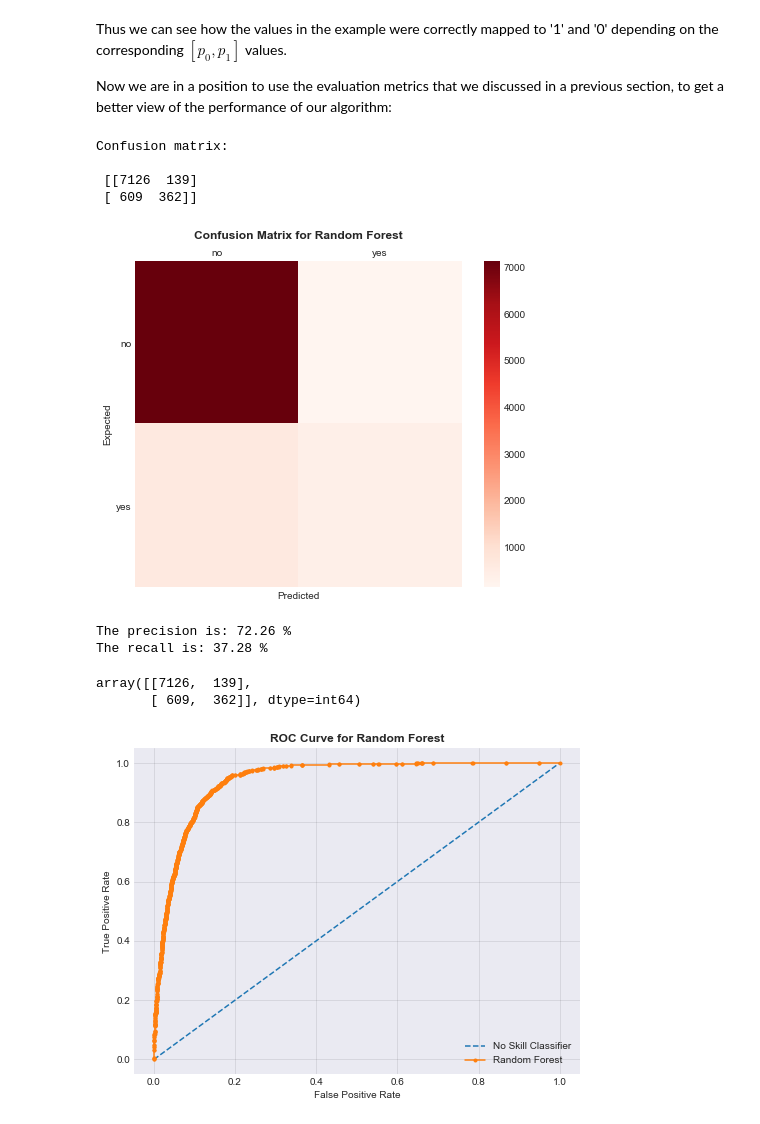
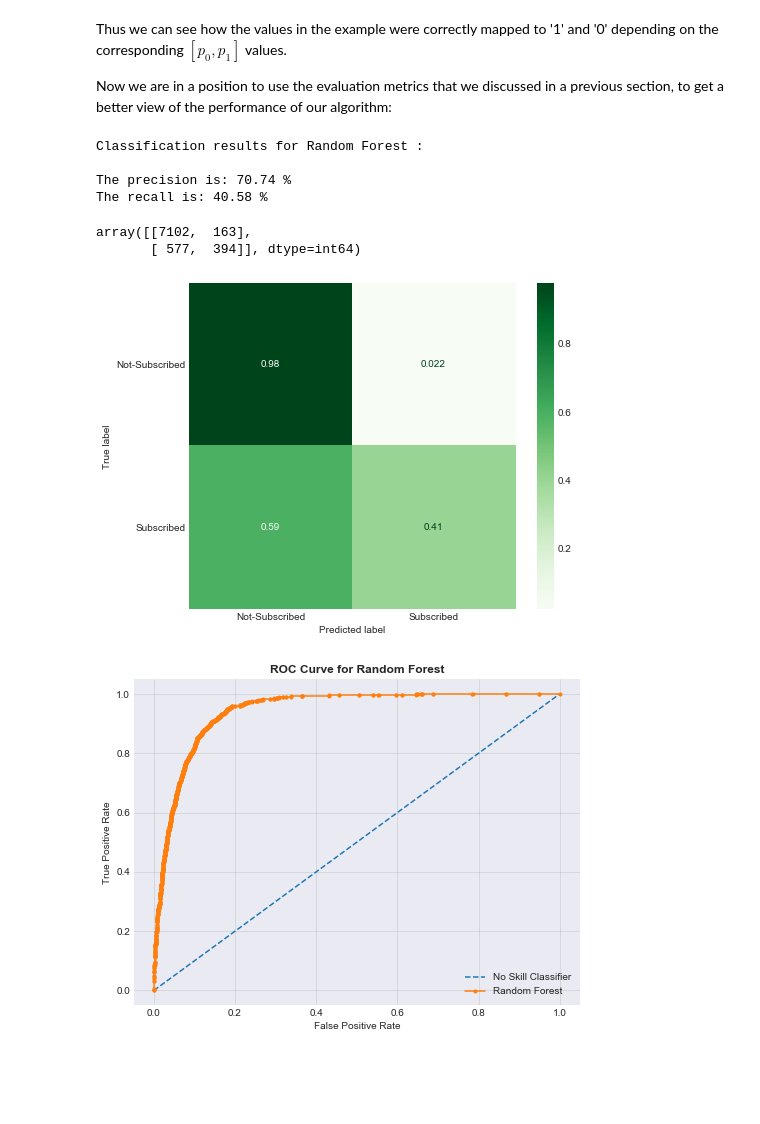
Before and after one commit to gpsyrou/Binary_Classification_of_Bank_Marketing_Campaigns, a Jupyter notebook: jupyter_notebooks/Direct_Marketing_Campaings.ipynb, the cells around one changed output. Drawn from its saved outputs; the diff is of its cells as text; code cells hidden in the pictures; blank space fills up the shorter version.

```diff
--- a/jupyter_notebooks/Direct_Marketing_Campaings.ipynb
+++ b/jupyter_notebooks/Direct_Marketing_Campaings.ipynb
@@ -620,7 +623,7 @@ def getModelEvaluationMetrics(classifier,
         plot_confusion_matrix(classifier,
                               x_test,
                               y_test,
-                              display_labels=['Not-Bankrupt', 'Bankrupt'],
+                              display_labels=['Not-Subscribed', 'Subscribed'],
                               cmap=plt.cm.Greens,
                               normalize='true',
                               ax=ax)
@@ -749,9 +752,13 @@ param_grid = {
 }
 # %%
 # Tune the model by finding the best hyperparameters
-rf_grid_search = GridSearchCV(estimator=rf_class, scoring=['roc_auc'],
-                              refit='roc_auc', param_grid=param_grid, cv=10,
-                              n_jobs=-1, verbose=10)
+rf_grid_search = GridSearchCV(estimator=rf_class,
+                              scoring=['roc_auc'],
+                              refit='roc_auc',
+                              param_grid=param_grid,
+                              cv=10,
+                              n_jobs=-1,
+                              verbose=10)
 # %%
 # Fit the Random Forest model based on the best parameters
 rf_grid_search.fit(X_train, y_train)
@@ -798,22 +842,20 @@ Now we are in a position to use the evaluation metrics that we discussed in a pr
 # %%
 # Evaluate the model by using Recall/Precission:
 getModelEvaluationMetrics(classifier=rf_grid_search,
                           model_name='Random Forest',
                           x_test=X_test,
                           y_test=y_test,
                           y_predicted=rf_y_pred,
-                          plot_confusion_matrix=True,
+                          plot_matrix=True,
                           figsize=(8,6))
 # %% [output]
-Confusion matrix:
+Classification results for Random Forest :
 
- [[7126  139]
- [ 609  362]]
+The precision is: 70.74 %
+The recall is: 40.58 %
+array([[7102,  163],
+       [ 577,  394]], dtype=int64)
-[figure, old version]
+[figure, new version]
-The precision is: 72.26 %
-The recall is: 37.28 %
-array([[7126,  139],
-       [ 609,  362]], dtype=int64)
 # %%
 # Evaluate the model by using ROC Curve:
 createROCAnalysis(classifier=rf_grid_search,
```
Also changed, not shown: parts of 4 cells of this notebook.
